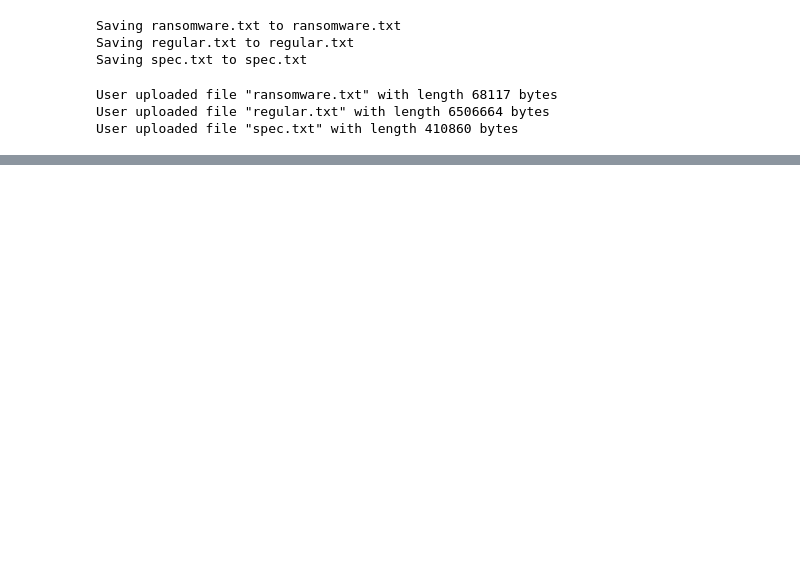
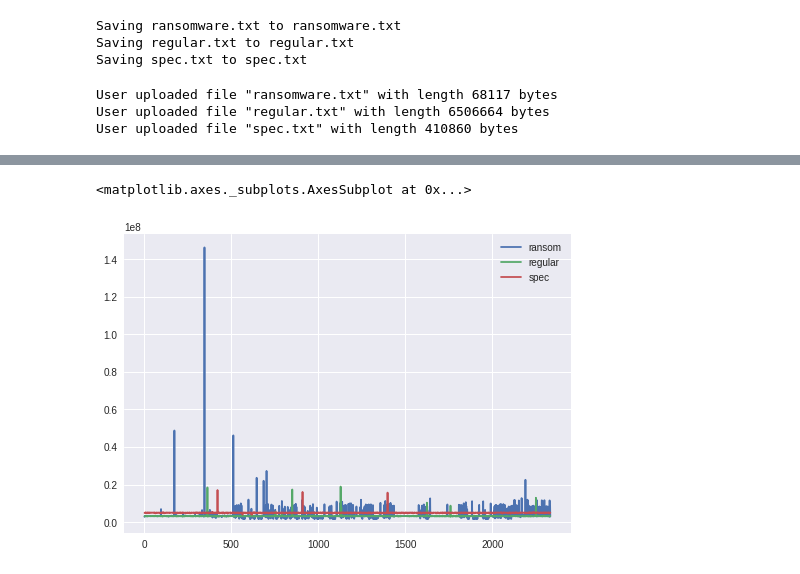
Before and after one commit to kumarshankar/Ransomware-Detector, a Jupyter notebook: FADML_wannacry1.ipynb, the cells around one changed output, grey strips where cells are left out. Saved outputs shown, nothing was run; the diff lists cells and outputs as text; code cells hidden in the pictures; blank space fills up the shorter version.

```diff
--- a/FADML_wannacry1.ipynb
+++ b/FADML_wannacry1.ipynb
@@ -34,0 +69,11 @@ spec_data = pd.read_csv("spec.txt",sep=',',names=[ 'instructions','cache-referen
+# %%
+branchescomp = pd.DataFrame({'regular': regular_data.branches,
+                          'ransom': ransom_data.branches,
+                          'spec': spec_data.branches})
+
+branchescomp = branchescomp.iloc[:2335,:]
+
+branchescomp.plot()
+# %% [output]
+<matplotlib.axes._subplots.AxesSubplot at 0x...>
+[figure, added]
```
Also changed, not shown: parts of 10 cells of this notebook.
